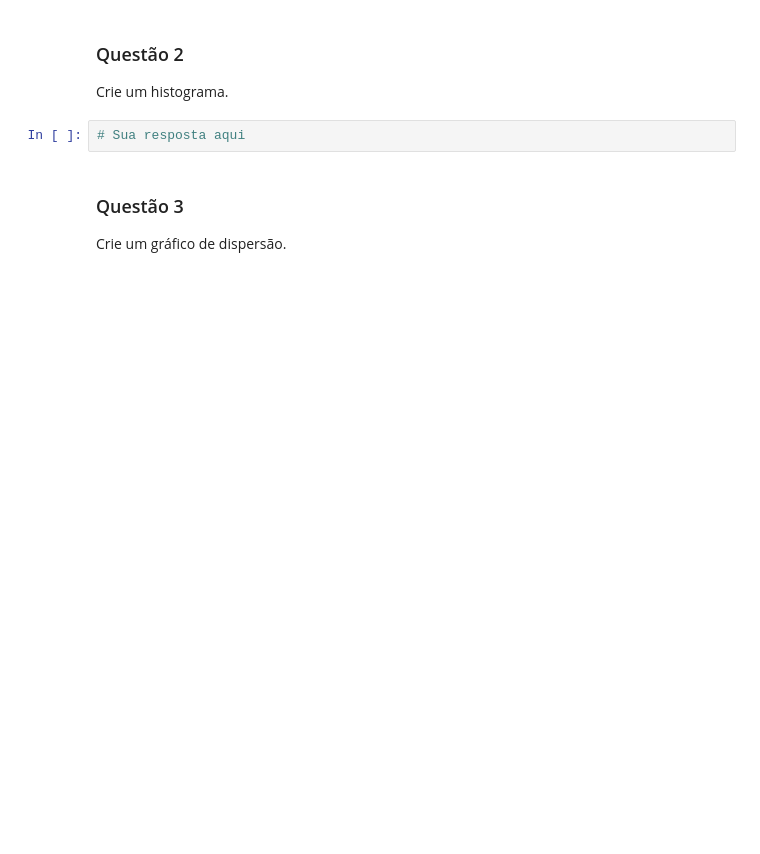
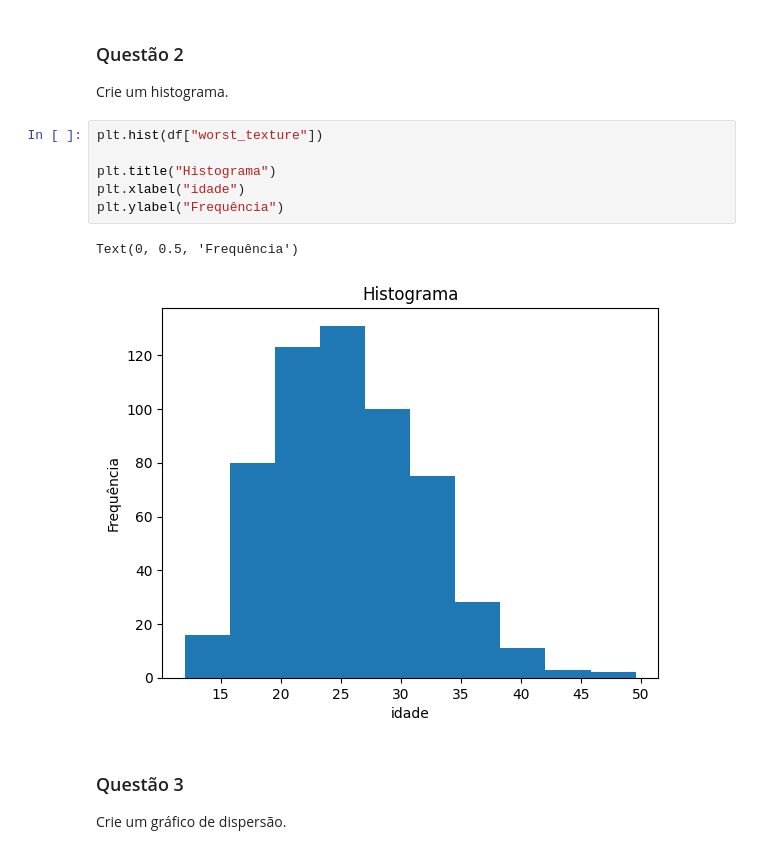
Before and after one commit to michaelmergulhao516-spec/Atividade-aula-15-MAX, a Jupyter notebook: lista_exercicios_pandas.ipynb, the cells around one changed output. Saved outputs shown, nothing was run; the diff lists cells and outputs as text; blank space fills up the shorter version.

```diff
--- a/lista_exercicios_pandas.ipynb
+++ b/lista_exercicios_pandas.ipynb
@@ -187,7 +615,14 @@ Crie um gráfico de barras.
 
 Crie um histograma.
 # %%
-# Sua resposta aqui
+plt.hist(df["worst_texture"])
+
+plt.title("Histograma")
+plt.xlabel("idade")
+plt.ylabel("Frequência")
+# %% [output]
+Text(0, 0.5, 'Frequência')
+[figure, added]
 # %% [markdown]
 ### Questão 3
 
```
Also changed, not shown: parts of 31 cells of this notebook, 1 other file.
